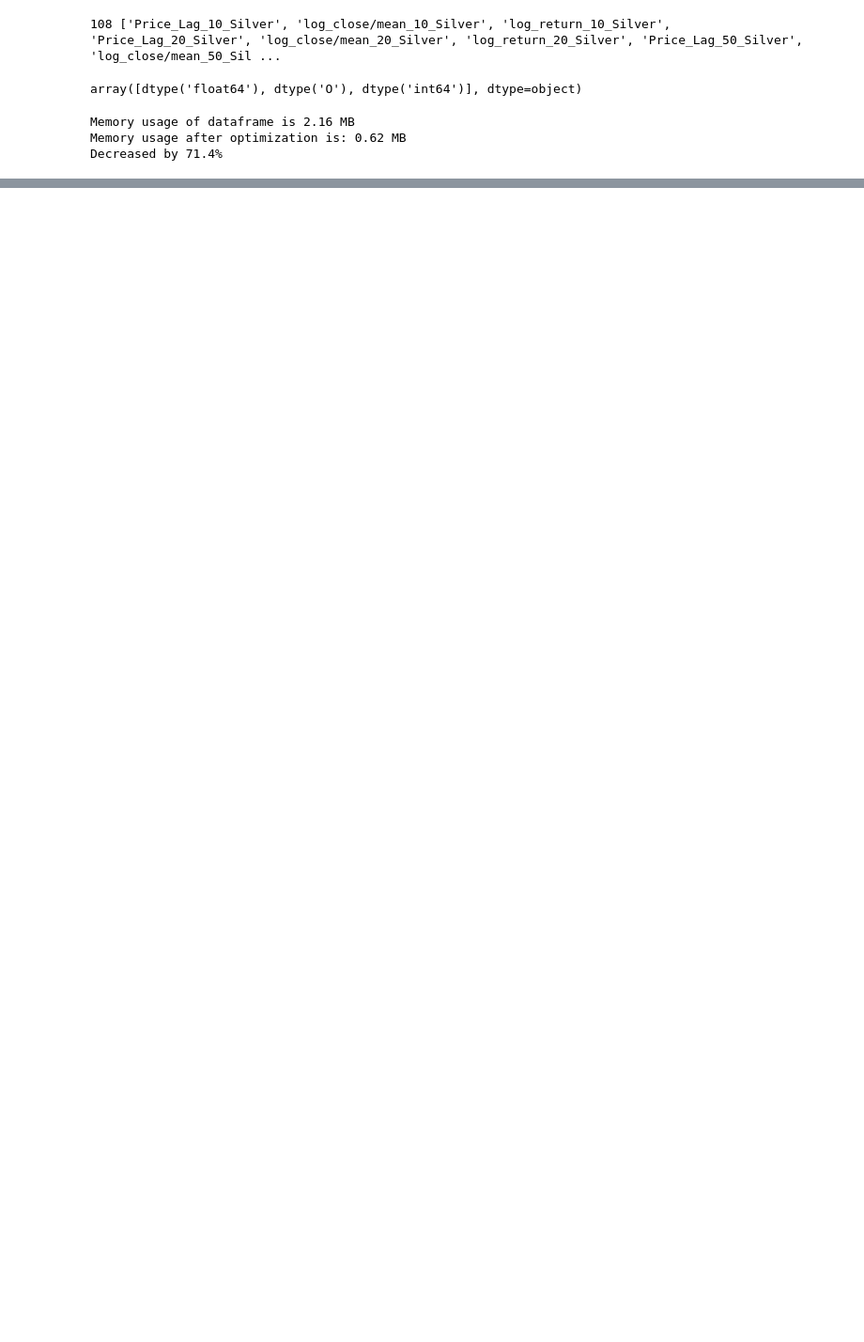
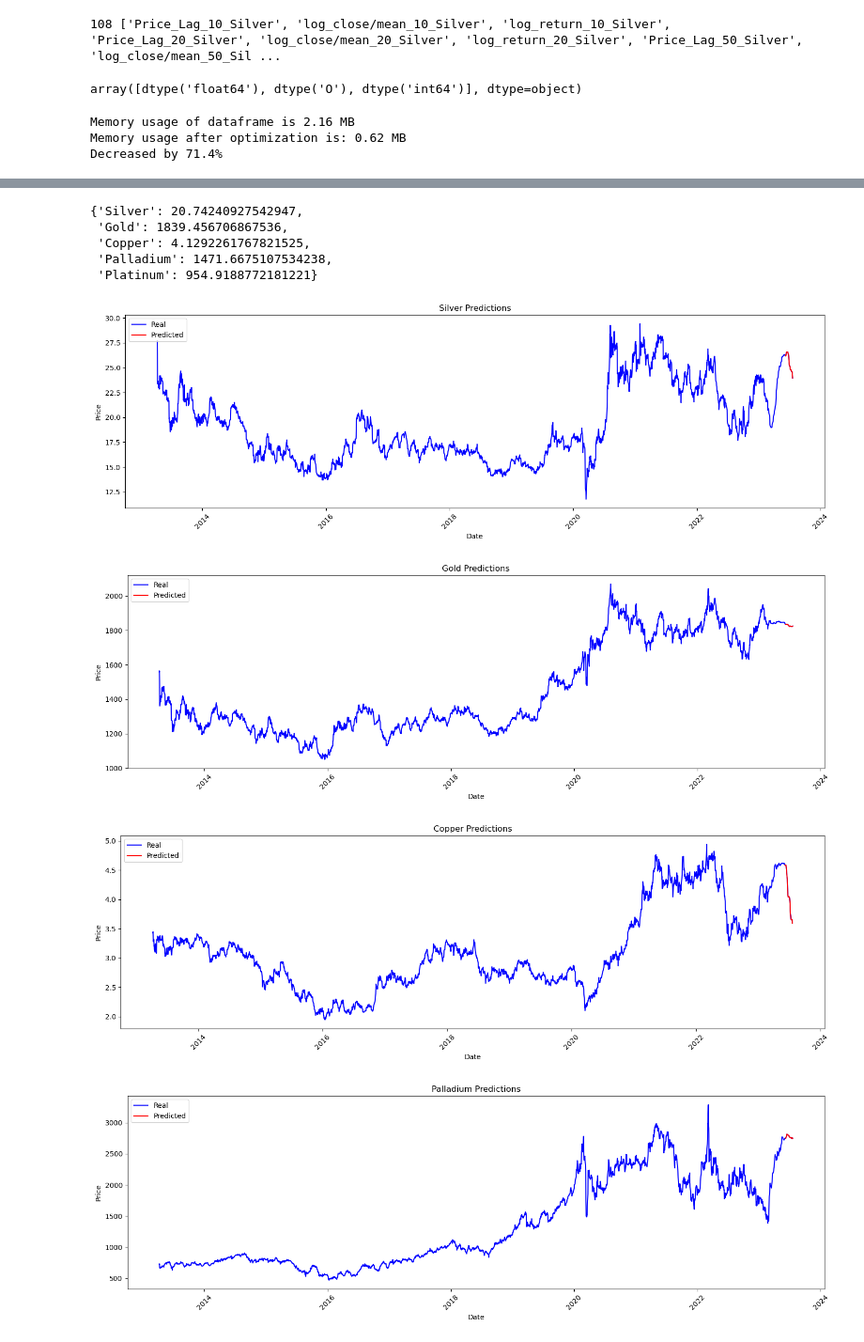
Before and after one commit to sebastiantare/silvergoldforecasting, a Jupyter notebook: inference.ipynb, the cells around one changed output, grey strips where cells are left out. Shown: that part at 94% size. Drawn from its saved outputs; the diff is of its cells as text; code cells hidden in the pictures; blank space fills up the shorter version.

Commit message:
inference, fixes

```diff
--- a/inference.ipynb
+++ b/inference.ipynb
@@ -208,0 +319,61 @@ date_df
+# %%
+predictions = inferenceIndividualModels(df_metals_inference)
+predictions
+# %% [output]
+{'Silver': 20.74240927542947,
+ 'Gold': 1839.456706867536,
+ 'Copper': 4.1292261767821525,
+ 'Palladium': 1471.6675107534238,
+ 'Platinum': 954.9188772181221}
+# %%
+def runInference(df_metals, future_days):
+    #  [Price, Date]
+    df_hist = [d.copy() for d in df_metals]
+    #  [Year, Month, WeekNumber, Lags...]
+    df_hist_inf = [getInferenceSubset(x, test_size) for x in df_hist]
+
+    for i in range(future_days):
+        # Predict using the last data
+        predictions = inferenceIndividualModels(df_hist_inf)
+
+        # Generate a new datapoint using the predictions & append the new datapoint to the dfs
+        df_hist = updateDFMetals(df_hist, predictions)
+
+        # Generate features (lags, dates, etc...)
+        df_hist_inf = [getInferenceSubset(x, test_size) for x in df_hist]
+
+    return df_hist
+# %%
+df_results = runInference(df_metals, 100)
+# %%
+real_color = 'blue'
+predicted_color = 'red'
+
+# Create a separate plot for each DataFrame
+for idx, (df, name) in enumerate(zip(df_results, names)):
+    # Create a new figure for each plot with a size of 15x5
+    plt.figure(figsize=(15, 5))
+
+    # Plot the real values in blue
+    plt.plot(df['Date'], df['Price'], label='Real', color=real_color)
+
+    # Plot the last 30 days of data in red for predicted values
+    plt.plot(df['Date'][-30:], df['Price'][-30:], label='Predicted', color=predicted_color)
+
+    # Customize the plot
+    plt.xlabel('Date')
+    plt.ylabel('Price')
+    plt.title(f'{name} Predictions')
+    plt.legend(loc='upper left')
+
+    # Rotate x-axis labels for better readability if needed
+    plt.xticks(rotation=45)
+
+    # Show the plot
+    plt.tight_layout()
+    plt.show()
+# %% [output]
+[figure, added]
+[figure, added]
+[figure, added]
+[figure, added]
```
Also changed, not shown: parts of 20 cells of this notebook, 5 other files.
